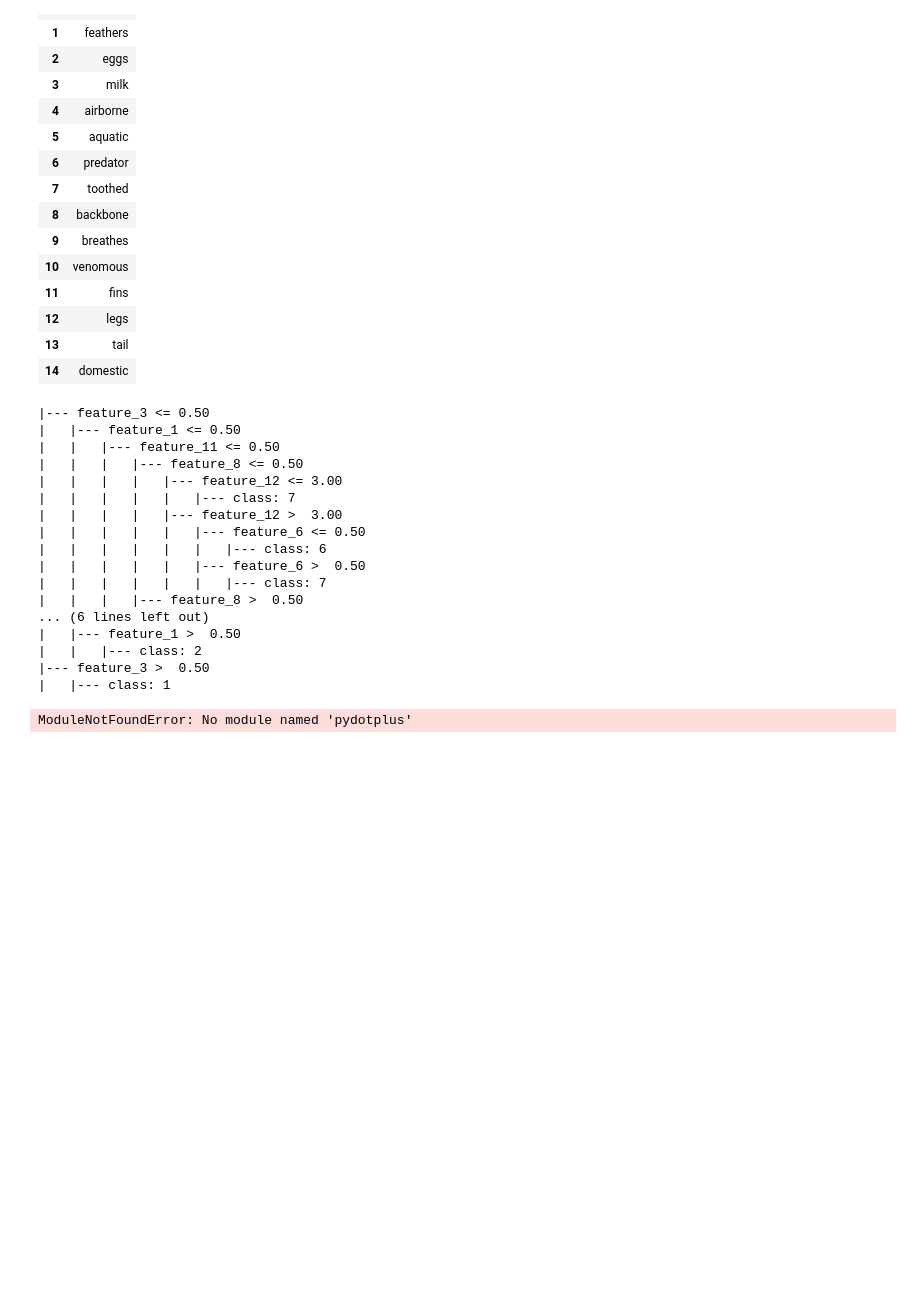
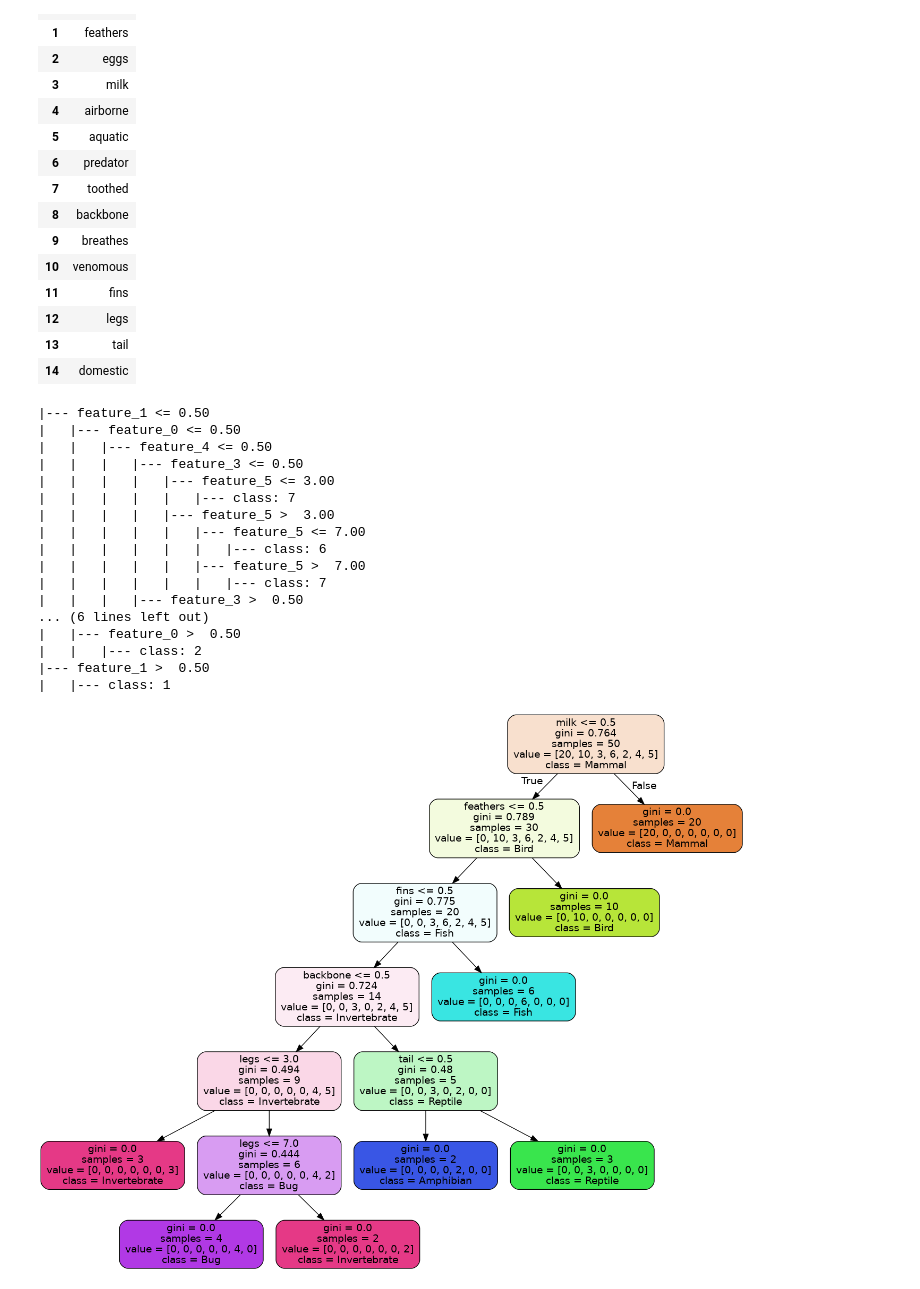
Before and after one commit to haibkhn/C4_Mining, a Jupyter notebook: final.ipynb, the cells around one changed output. Saved outputs shown, nothing was run; the diff lists cells and outputs as text; code cells hidden in the pictures; blank space fills up the shorter version.

```diff
--- a/final.ipynb
+++ b/final.ipynb
@@ -288,49 +275,49 @@ feat
 # %%
 from sklearn import tree
 
-text_representation = tree.export_text(clf)
+text_representation = tree.export_text(decisionTree)
 print(text_representation)
 # %% [output]
-|--- feature_3 <= 0.50
-|   |--- feature_1 <= 0.50
-|   |   |--- feature_11 <= 0.50
-|   |   |   |--- feature_8 <= 0.50
-|   |   |   |   |--- feature_12 <= 3.00
+|--- feature_1 <= 0.50
+|   |--- feature_0 <= 0.50
+|   |   |--- feature_4 <= 0.50
+|   |   |   |--- feature_3 <= 0.50
+|   |   |   |   |--- feature_5 <= 3.00
 |   |   |   |   |   |--- class: 7
-|   |   |   |   |--- feature_12 >  3.00
-|   |   |   |   |   |--- feature_6 <= 0.50
+|   |   |   |   |--- feature_5 >  3.00
+|   |   |   |   |   |--- feature_5 <= 7.00
 |   |   |   |   |   |   |--- class: 6
-|   |   |   |   |   |--- feature_6 >  0.50
+|   |   |   |   |   |--- feature_5 >  7.00
 |   |   |   |   |   |   |--- class: 7
-|   |   |   |--- feature_8 >  0.50
+|   |   |   |--- feature_3 >  0.50
 ... (6 lines left out)
-|   |--- feature_1 >  0.50
+|   |--- feature_0 >  0.50
 |   |   |--- class: 2
-|--- feature_3 >  0.50
+|--- feature_1 >  0.50
 |   |--- class: 1
 # %%
 from sklearn.tree import export_graphviz
 from IPython.display import Image
 from pydotplus import graph_from_dot_data
 
 
 global tree
 # Get the tree
 tree = []
-tree = clf
+tree = decisionTree
 
 dot_data = export_graphviz(tree,
                            filled=True,
                            rounded=True,
                            class_names=class_dataset["Class_Type"],
                            feature_names=X.columns,
                            out_file=None)
 
 graph = graph_from_dot_data(dot_data)
 
 Image(graph.create_png())
 # %% [output]
-ModuleNotFoundError: No module named 'pydotplus'
+[figure, added]
 # %%
 chosen_feat = feat_imp[feat_imp['Importance'] > 0]
 visible_feat = chosen_feat['Features']
```
Also changed, not shown: parts of 23 cells of this notebook.
